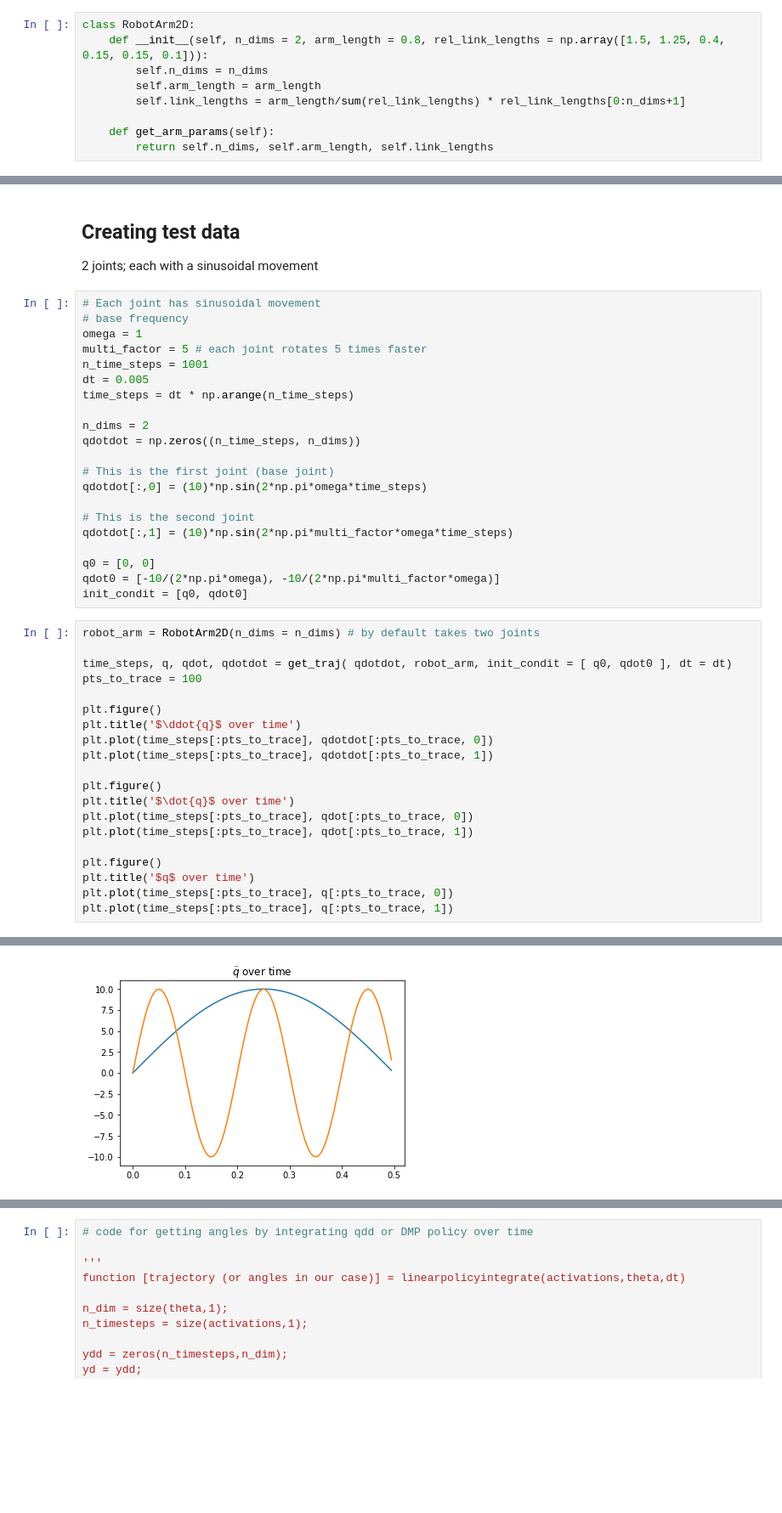
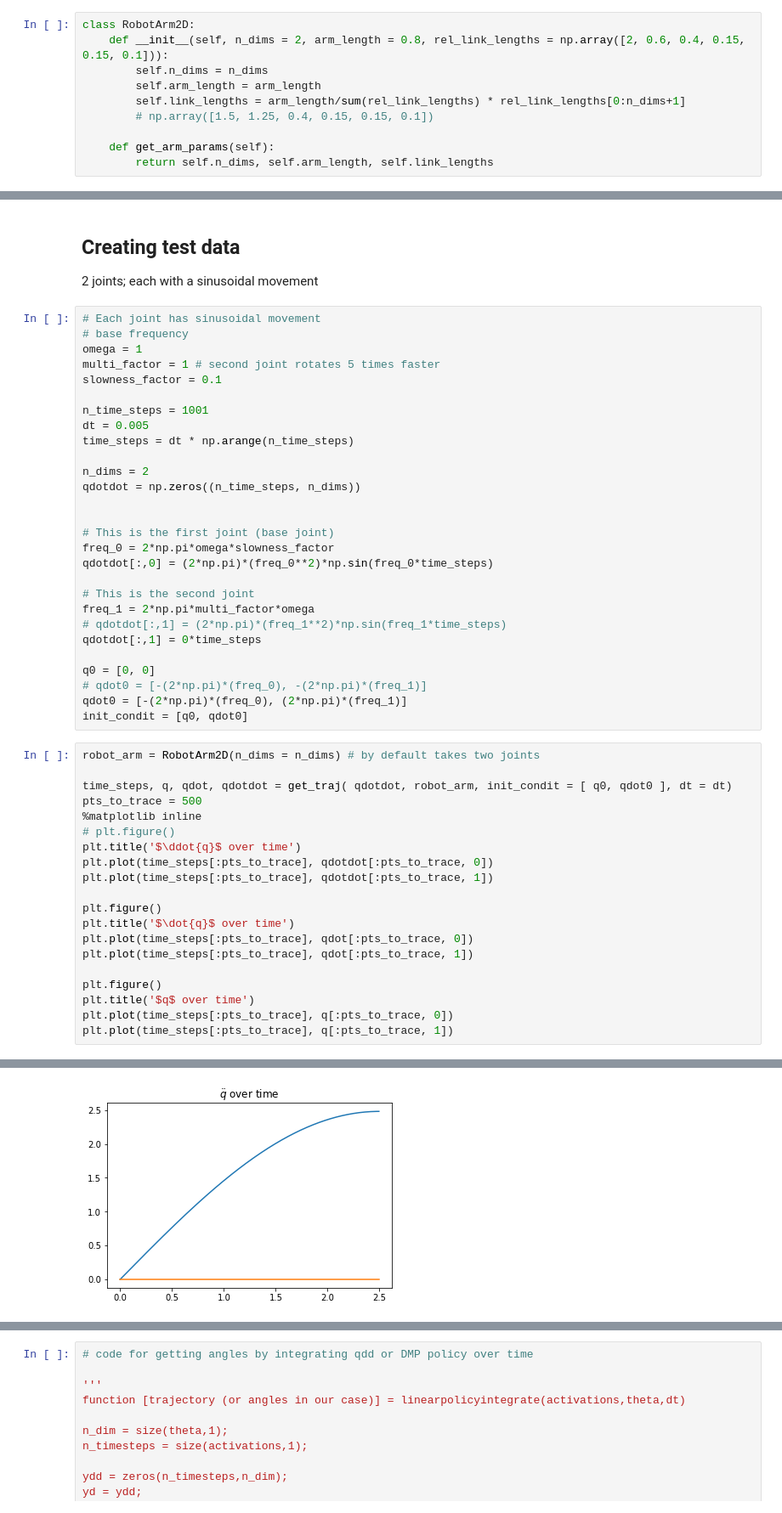
Before and after one commit to pranshumalik14/intuitive-arm-reach, a Jupyter notebook: notebooks/dmp_pdff_kinematic_sim_demo.ipynb, the cells around one changed output, grey strips where cells are left out. Shown at 85% size. Drawn from its saved outputs; the diff is of its cells as text; blank space fills up the shorter version.

Commit message:
Changed the sample data for the second joint to be linear instead of a sine. Also added some annotations for the animated code and the animation works better now

```diff
--- a/notebooks/dmp_pdff_kinematic_sim_demo.ipynb
+++ b/notebooks/dmp_pdff_kinematic_sim_demo.ipynb
@@ -15,10 +15,11 @@ We can take input of $\ddot{q}$ or also DMP class object with basis centers and
 Some simple maths show and do in code.
 # %%
 class RobotArm2D:
-    def __init__(self, n_dims = 2, arm_length = 0.8, rel_link_lengths = np.array([1.5, 1.25, 0.4, 0.15, 0.15, 0.1])):
+    def __init__(self, n_dims = 2, arm_length = 0.8, rel_link_lengths = np.array([2, 0.6, 0.4, 0.15, 0.15, 0.1])):
         self.n_dims = n_dims
         self.arm_length = arm_length
         self.link_lengths = arm_length/sum(rel_link_lengths) * rel_link_lengths[0:n_dims+1]
+        # np.array([1.5, 1.25, 0.4, 0.15, 0.15, 0.1])
 
     def get_arm_params(self):
         return self.n_dims, self.arm_length, self.link_lengths
@@ -102,7 +103,9 @@ link_lengths = arm_length*rel_link_lengths_human/sum(rel_link_lengths_human);
 # Each joint has sinusoidal movement
 # base frequency
 omega = 1
-multi_factor = 5 # each joint rotates 5 times faster
+multi_factor = 1 # second joint rotates 5 times faster
+slowness_factor = 0.1
+
 n_time_steps = 1001
 dt = 0.005
 time_steps = dt * np.arange(n_time_steps)
@@ -110,35 +113,40 @@ time_steps = dt * np.arange(n_time_steps)
 n_dims = 2
 qdotdot = np.zeros((n_time_steps, n_dims))
 
+
 # This is the first joint (base joint)
-qdotdot[:,0] = (10)*np.sin(2*np.pi*omega*time_steps)
+freq_0 = 2*np.pi*omega*slowness_factor
+qdotdot[:,0] = (2*np.pi)*(freq_0**2)*np.sin(freq_0*time_steps)
 
 # This is the second joint
-qdotdot[:,1] = (10)*np.sin(2*np.pi*multi_factor*omega*time_steps)
+freq_1 = 2*np.pi*multi_factor*omega
+# qdotdot[:,1] = (2*np.pi)*(freq_1**2)*np.sin(freq_1*time_steps)
+qdotdot[:,1] = 0*time_steps
 
 q0 = [0, 0]
-qdot0 = [-10/(2*np.pi*omega), -10/(2*np.pi*multi_factor*omega)]
+# qdot0 = [-(2*np.pi)*(freq_0), -(2*np.pi)*(freq_1)]
+qdot0 = [-(2*np.pi)*(freq_0), (2*np.pi)*(freq_1)]
 init_condit = [q0, qdot0]
 # %%
 robot_arm = RobotArm2D(n_dims = n_dims) # by default takes two joints
 
 time_steps, q, qdot, qdotdot = get_traj( qdotdot, robot_arm, init_condit = [ q0, qdot0 ], dt = dt)
-pts_to_trace = 100
-
-plt.figure()
+pts_to_trace = 500
+%matplotlib inline
+# plt.figure()
 plt.title('$\ddot{q}$ over time')
 plt.plot(time_steps[:pts_to_trace], qdotdot[:pts_to_trace, 0])
 plt.plot(time_steps[:pts_to_trace], qdotdot[:pts_to_trace, 1])
 
 plt.figure()
 plt.title('$\dot{q}$ over time')
 plt.plot(time_steps[:pts_to_trace], qdot[:pts_to_trace, 0])
 plt.plot(time_steps[:pts_to_trace], qdot[:pts_to_trace, 1])
 
 plt.figure()
 plt.title('$q$ over time')
 plt.plot(time_steps[:pts_to_trace], q[:pts_to_trace, 0])
 plt.plot(time_steps[:pts_to_trace], q[:pts_to_trace, 1])
 # %% [output]
 [<matplotlib.lines.Line2D at 0x...>]
-[figure, old version]
+[figure, new version]
```
Also changed, not shown: parts of 3 cells of this notebook.
